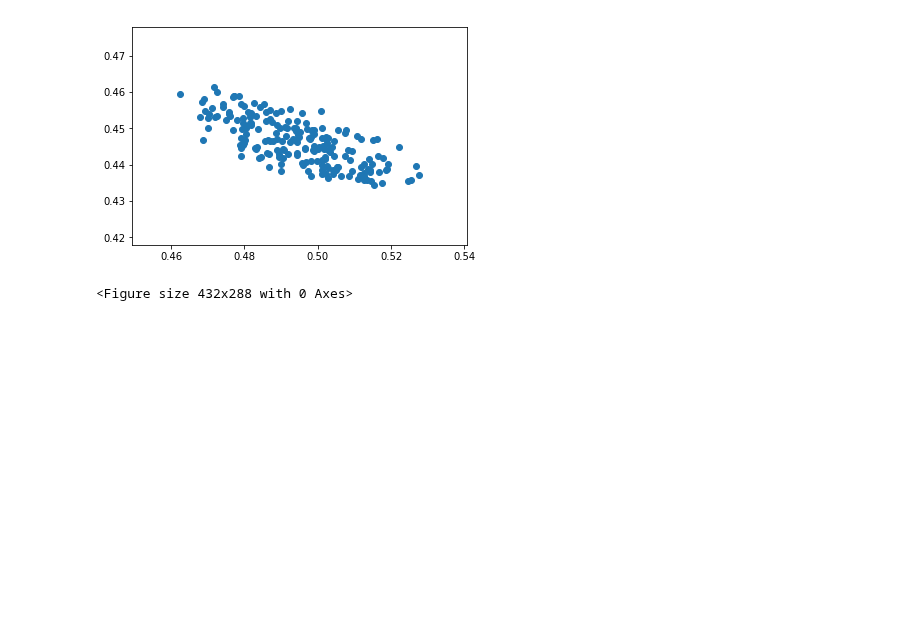
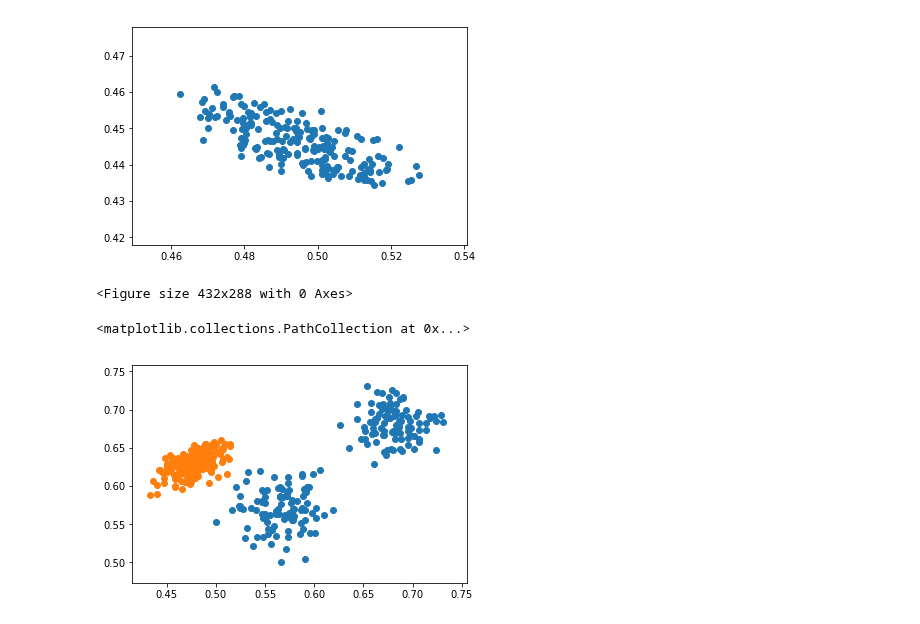
Before and after one commit to arnabsinha99/GANs, a Jupyter notebook: GANModalPy/GANscratch.ipynb, the cells around one changed output. Drawn from its saved outputs; the diff is of its cells as text; code cells hidden in the pictures; blank space fills up the shorter version.

```diff
--- a/GANModalPy/GANscratch.ipynb
+++ b/GANModalPy/GANscratch.ipynb
@@ -228,14 +232,18 @@ plt.savefig('3000_epoch_generator_data.png')
 # %% [output]
 <Figure size 432x288 with 0 Axes>
 # %%
-# pp = []
-# for i in range(200):
-#     pp.append(torch.load('data/'+ str(i+1) + '.pt'))
+pp = []
+for i in range(200):
+    pp.append(torch.load('data/'+ str(i+1) + '.pt'))
 # %%
-# pp = [list(np.array(x)) for x in pp]
-# pp = torch.tensor(pp)
-# pp = np.array(pp.detach().cpu())
-# plt.scatter(pp[:,0],pp[:,1])
-# plt.scatter(b[:,0],b[:,1])
+pp = [list(np.array(x)) for x in pp]
+pp = torch.tensor(pp)
+pp = torch.sigmoid(pp)
+pp = np.array(pp.detach().cpu())
+plt.scatter(pp[:,0],pp[:,1])
+plt.scatter(b[:,0],b[:,1])
+# %% [output]
+<matplotlib.collections.PathCollection at 0x...>
+[figure, added]
 # %%
 # torch.tensor(pp)
```
Also changed, not shown: parts of 5 cells of this notebook.
